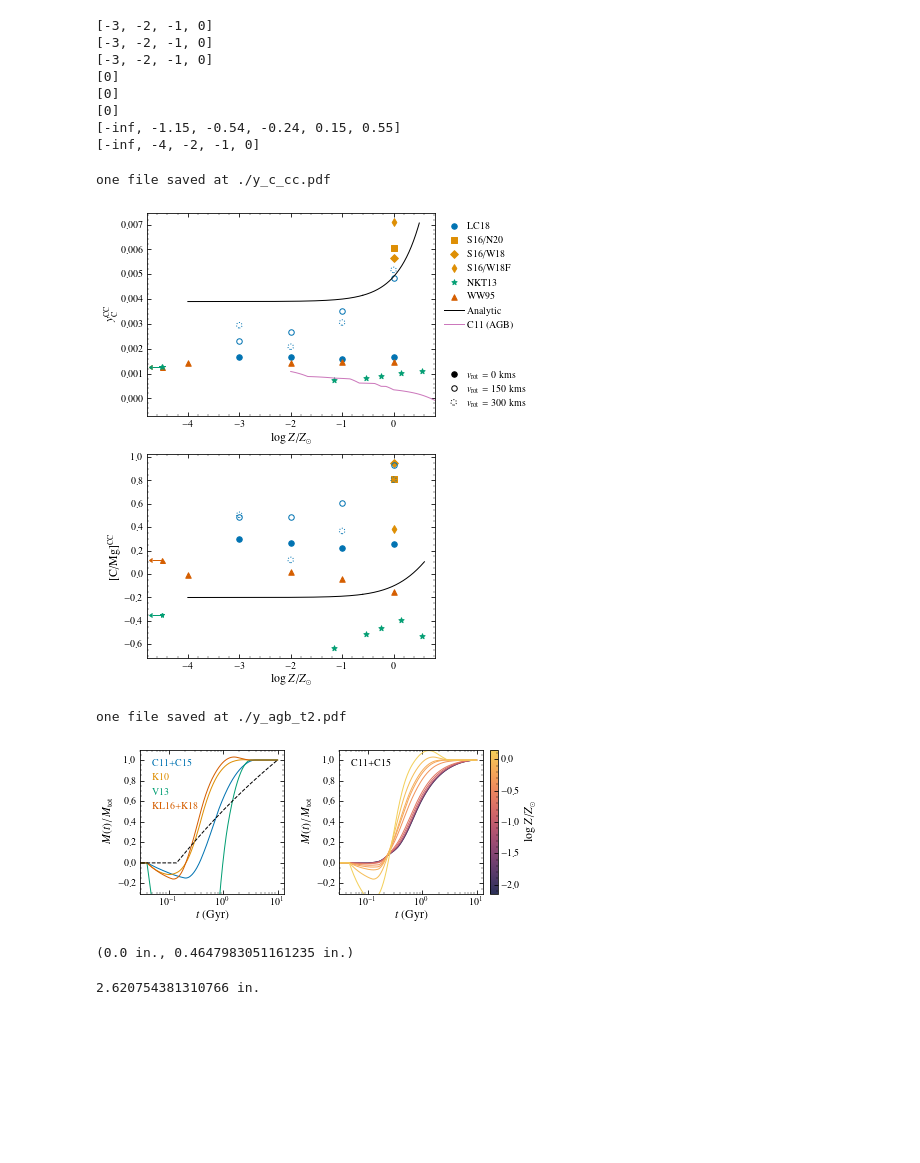
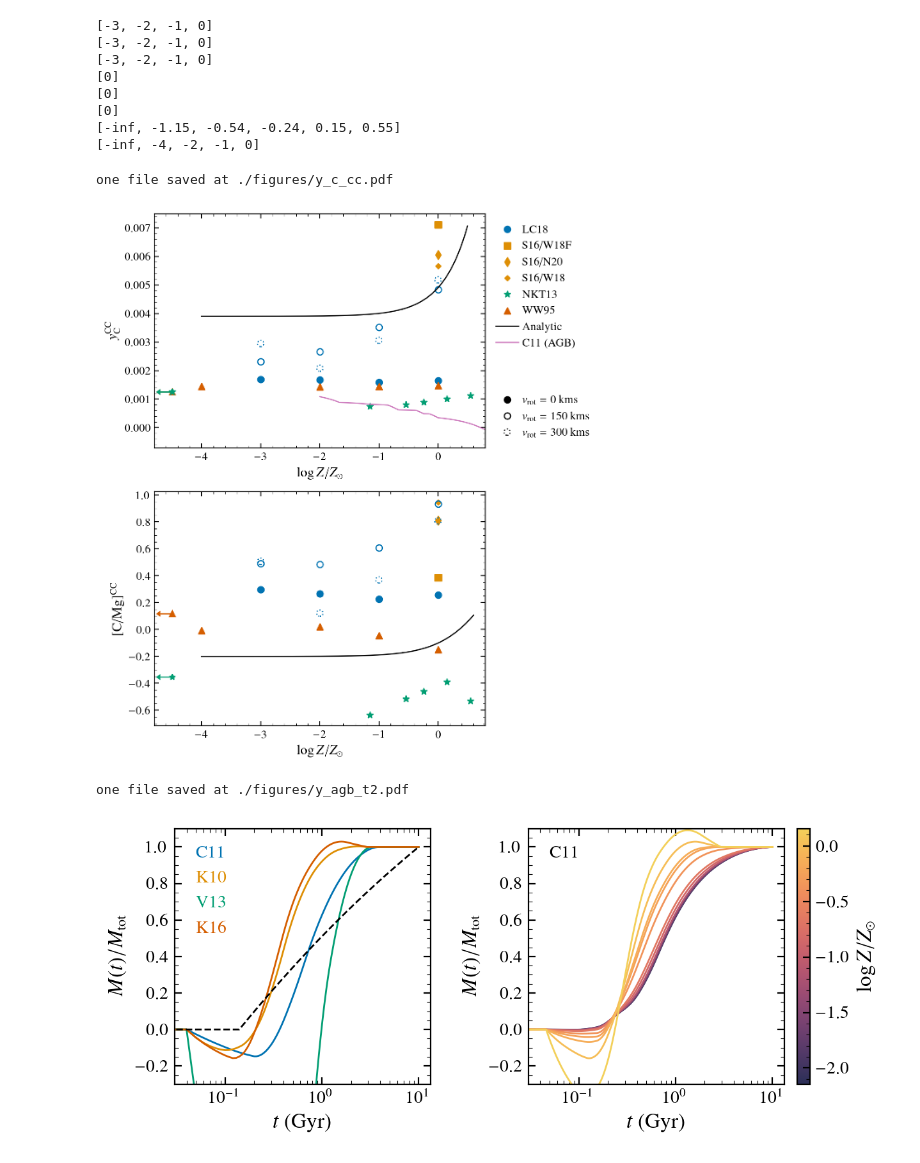
Before and after one commit to aeyobd/surp, a Jupyter notebook: thesis/arya_test.ipynb, the cells around one changed output. Drawn from its saved outputs; the diff is of its cells as text; code cells hidden in the pictures; blank space fills up the shorter version.

```diff
--- a/thesis/arya_test.ipynb
+++ b/thesis/arya_test.ipynb
@@ -161,8 +165,4 @@ one file saved at ./figures/y_agb_vs_t.pdf
 # %%
-AGB_MODELS = ["cristallo11", "karakas10", "ventura13", "karakas16"]
-AGB_LABELS = ["C11+C15", "K10", "V13", "KL16+K18"]
-
-
 sp = arya.Subplot()
 
 for i in range(len(AGB_MODELS)):
@@ -262,10 +262,11 @@ M_max = {
     "CL13": 120,
 }
 
-ccsne_studies = ["LC18", "S16/N20", "S16/W18", "S16/W18F", "NKT13", "WW95"]
+ccsne_studies = ["LC18", "S16/W18F", "S16/N20", "S16/W18", "NKT13", "WW95"]
 
 colors = [arya.style.COLORS[i] for i in [0,1,1,1,2,3,4]]
-markers = ["o", "s", "D", "d", "*", "^"]
+markers = ["o", "s", "d", "D", "*", "^"]
+sizes = [30, 30,30,10,30,30]
 N = len(ccsne_studies)
 
 
@@ -347,0 +353,25 @@ def plot_y_cc():
+# %%
+sp = arya.Subplot()
+plot_y_cc('mg')
+plt.axhline(0.00185, color="k", ls="--")
+plt.xlabel("$\\log Z/Z_\\odot$")
+plt.ylabel(r"$y_{\rm Mg}^{\rm CC}$")
+
+
+l1 = plt.legend(bbox_to_anchor=(1,1), loc="upper left")
+
+
+l = []
+for i in range(3):
+    l.append(plt.scatter(np.NaN, np.NaN, ls=["-", "-", ":"][i],
+                ec="k", facecolor=["k", "white", "white"][i], lw=1, s=30,
+                label=r"$v_{\rm rot}=%i$ kms" % ([0, 150, 300][i])
+               ))
+
+
+
+plt.legend(handles =l, bbox_to_anchor=(1,0.), loc="lower left")
+
+plt.gca().add_artist(l1)
+
+sp.save("y_mg.pdf")
@@ -435,7 +472,7 @@ for i in range(len(ccsne_studies)):
             label=study
             zorder = 1
         plt.scatter(x, y, edgecolors=color, label=label, zorder = zorder,
-                    linestyle=linestyle, facecolors=facecolor, marker=marker, s=30)
+                    linestyle=linestyle, facecolors=facecolor, marker=marker, s=sizes[i])
 
 
 
@@ -466,8 +503,8 @@ sp.figure.save("y_c_cc.pdf")
 [0]
 [-inf, -1.15, -0.54, -0.24, 0.15, 0.55]
 [-inf, -4, -2, -1, 0]
-one file saved at ./y_c_cc.pdf
+one file saved at ./figures/y_c_cc.pdf
-[figure, old version]
+[figure, new version]
 # %%
 vice.yields.ccsne.settings["c"] = 0
 vice.yields.sneia.settings["c"] = 0
@@ -487,8 +524,6 @@ mpp = mpl.cm.ScalarMappable(norm, cmap)
 ma = mpp.to_rgba
 
 
-AGB_MODELS = ["cristallo11", "karakas10", "ventura13", "karakas16"]
-AGB_LABELS = ["C11+C15", "K10", "V13", "KL16+K18"]
 vice.yields.ccsne.settings["c"] = 0
 vice.yields.sneia.settings["c"] = 0
 vice.yields.ccsne.settings["fe"] = 0
@@ -524,41 +559,33 @@ leg.color_labels()
 sp = sp.figure.add_subplot(row=0, col=1, size=(2,2), pad=0.3)
 
 
 plt.xscale("log")
 cmap = arya.style.get_cmap()
 for i in range(len(z1)):
     z = z1[i]
     vice.yields.agb.settings["c"] = model
     m_c, times = vice.single_stellar_population("c", Z=z, dt=1e-3)
     m_c = [c for c in m_c]
 
     l = arya.Line(times, np.array(m_c)/m_c[-1], color=ma(np.log10(z/0.014)), subplot=sp)
 
 plt.ylim(-0.3, 1.1)
 
 
 c = arya.Colorbar(subplot=sp, mappable=mpp, row=0, col=2)
 c.label = r"$\log Z/Z_\odot$"
 sp.y.label = r"$M(t)/M_{\rm tot}$"
 sp.x.label = "$t$ (Gyr)"
 sp.x.lim = (0.03, 13.2)
 
 sp.figure.update()
 
 l = arya.Line([],[], subplot=sp)
-l.label="C11+C15"
+l.label="C11"
 arya.Legend(sp, handlelength=0)
 
 
 sp.save("y_agb_t2.pdf")
 # %% [output]
-one file saved at ./y_agb_t2.pdf
+one file saved at ./figures/y_agb_t2.pdf
-[figure, old version]
+[figure, new version]
-# %%
-c.h_pad
-# %% [output]
-(0.0 in., 0.4647983051161235 in.)
-# %%
-sp.y.height
-# %% [output]
-2.620754381310766 in.
```
Also changed, not shown: parts of 12 cells of this notebook, 26 other files.
